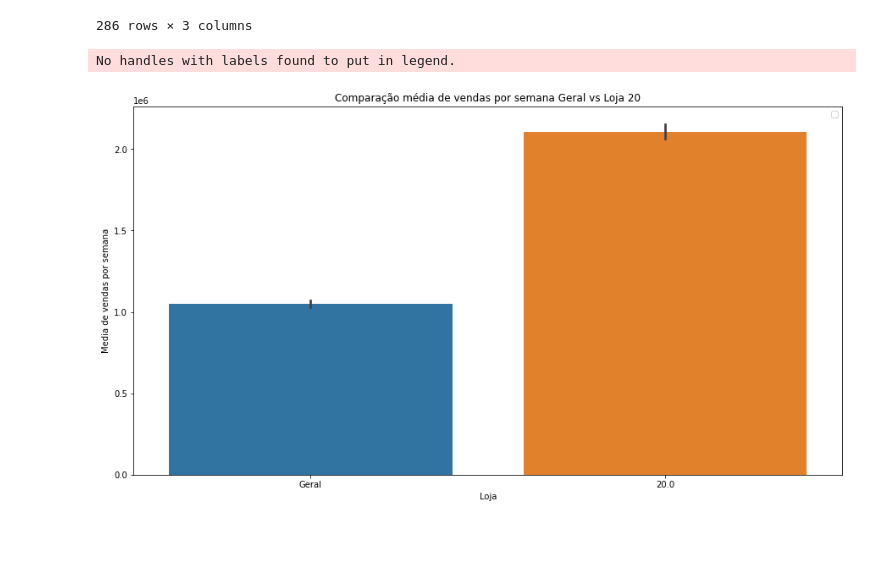
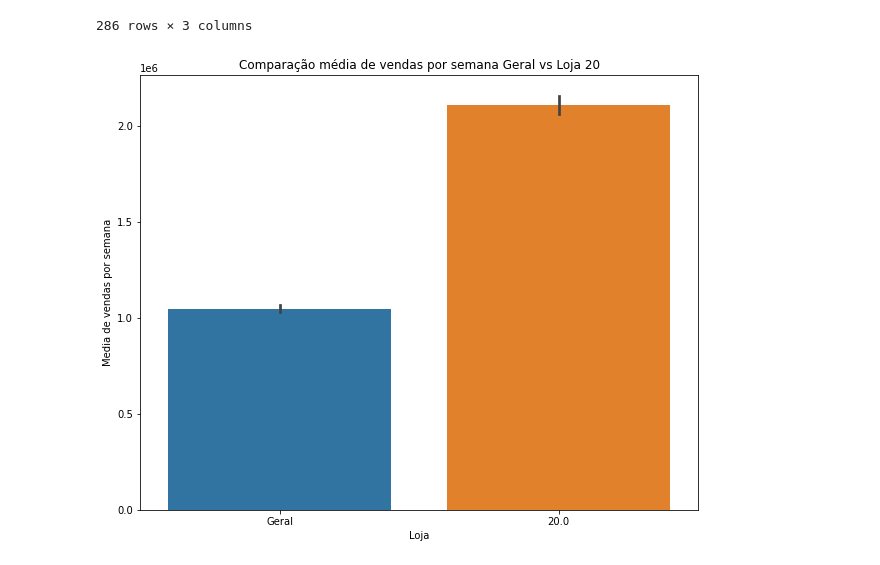
Before and after one commit to BenKefa/projetoGit, a Jupyter notebook: MiniProjeto_DBC_Slot4.ipynb, the cells around one changed output. Cells and saved outputs as stored; diff of their text form; code cells hidden in the pictures; blank space fills up the shorter version.

```diff
--- a/MiniProjeto_DBC_Slot4.ipynb
+++ b/MiniProjeto_DBC_Slot4.ipynb
@@ -362,12 +362,11 @@ comparacao_geral_vs_loja_20
 | 2751 | 2010-01-10 | 20.0 | 1933719.21 |
 286 rows × 3 columns
 # %%
-plt.figure(figsize = (15,8))
+plt.figure(figsize = (10,8))
+plt.title('Comparação média de vendas por semana Geral vs Loja 20')
 sn.barplot(x = comparacao_geral_vs_loja_20['Loja'], y = comparacao_geral_vs_loja_20['Vendas_na_Semana'])
-plt.title('Comparação média de vendas por semana Geral vs Loja 20')
 plt.xlabel ('Loja')
 plt.ylabel ('Media de vendas por semana')
 plt.show()
 # %% [output]
-No handles with labels found to put in legend.
-[figure, old version]
+[figure, new version]
```
